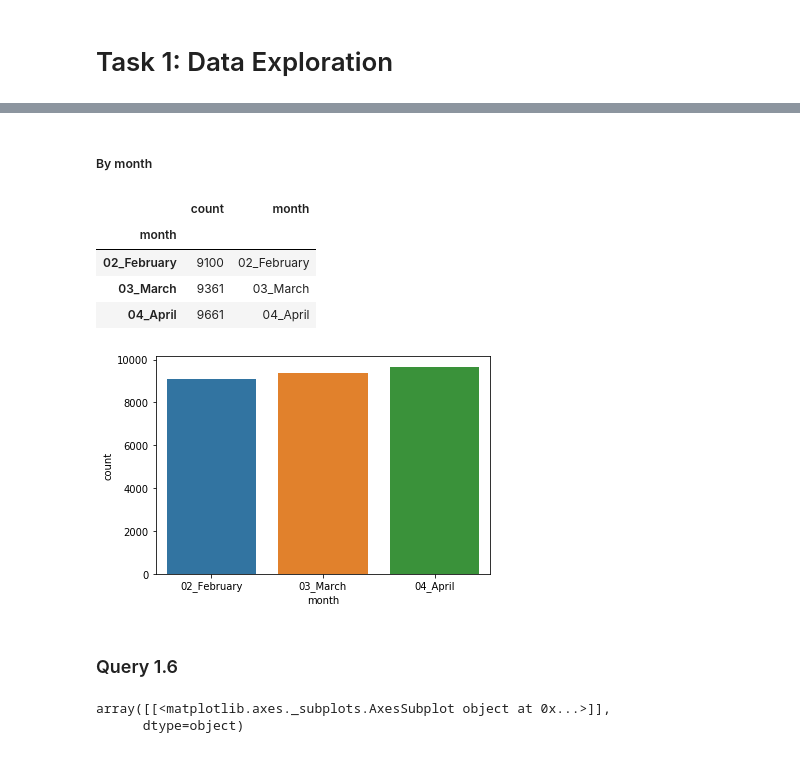
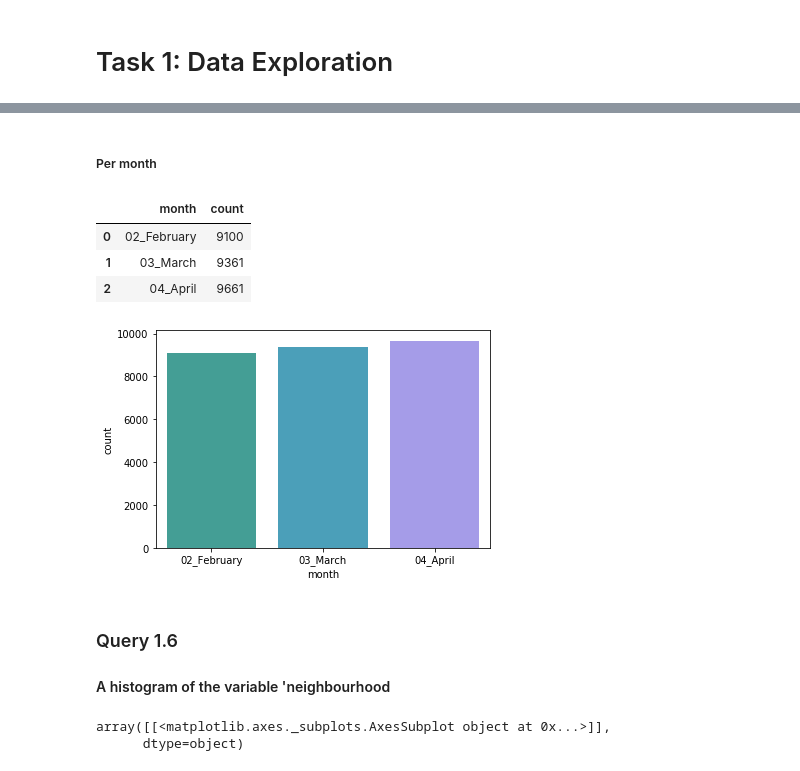
Before and after one commit to jdaridis/Airbnb-Mining, a Jupyter notebook: Python/Q1.ipynb, the cells around one changed output, grey strips where cells are left out. Drawn from its saved outputs; the diff is of its cells as text; code cells hidden in the pictures.

```diff
--- a/Python/Q1.ipynb
+++ b/Python/Q1.ipynb
@@ -117,21 +110,22 @@ q5_neigh
 # %% [markdown]
-##### By month
+##### Per month
 # %%
 q5_month = train.groupby(['month']).count()
 q5_month = q5_month.rename(columns={'id': 'count'})
 q5_month = q5_month.filter(items=['count'])
-q5_month['month'] = q5_month.index
-sb.barplot(x='month', y=q5_month.columns[0], data = q5_month)
+q5_month = q5_month.reset_index()
+pal = sb.husl_palette(8, h=.5)
+sb.barplot(x='month', y=q5_month.columns[1], data = q5_month, palette = pal)
 q5_month
 # %% [output]
-|  | count | month |
-| month |  |  |
-| 02_February | 9100 | 02_February |
-| 03_March | 9361 | 03_March |
-| 04_April | 9661 | 04_April |
+|  | month | count |
+| 0 | 02_February | 9100 |
+| 1 | 03_March | 9361 |
+| 2 | 04_April | 9661 |
-[figure, old version]
+[figure, new version]
 # %% [markdown]
 ### Query 1.6
+#### A histogram of the variable 'neighbourhood
 # %%
 q6 = train.drop_duplicates(subset='id').groupby(['neighbourhood']).count()
 q6 = q6.rename(columns = {'id':'count'})
```
Also changed, not shown: parts of 18 cells of this notebook.
